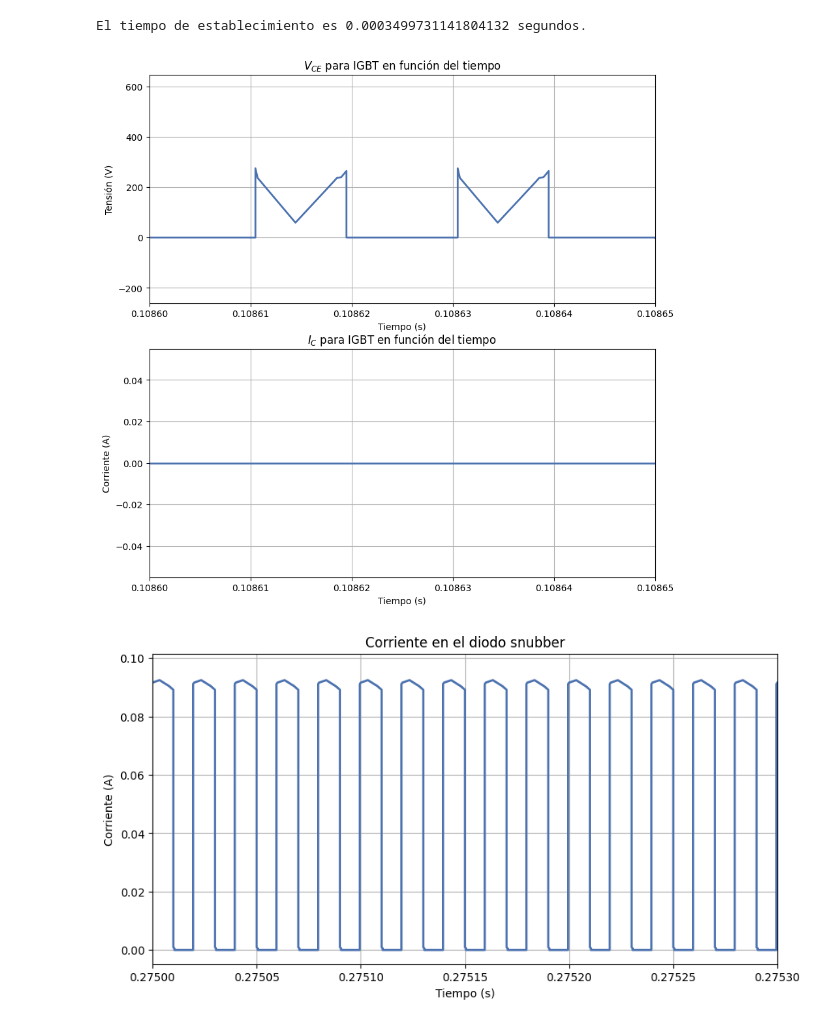
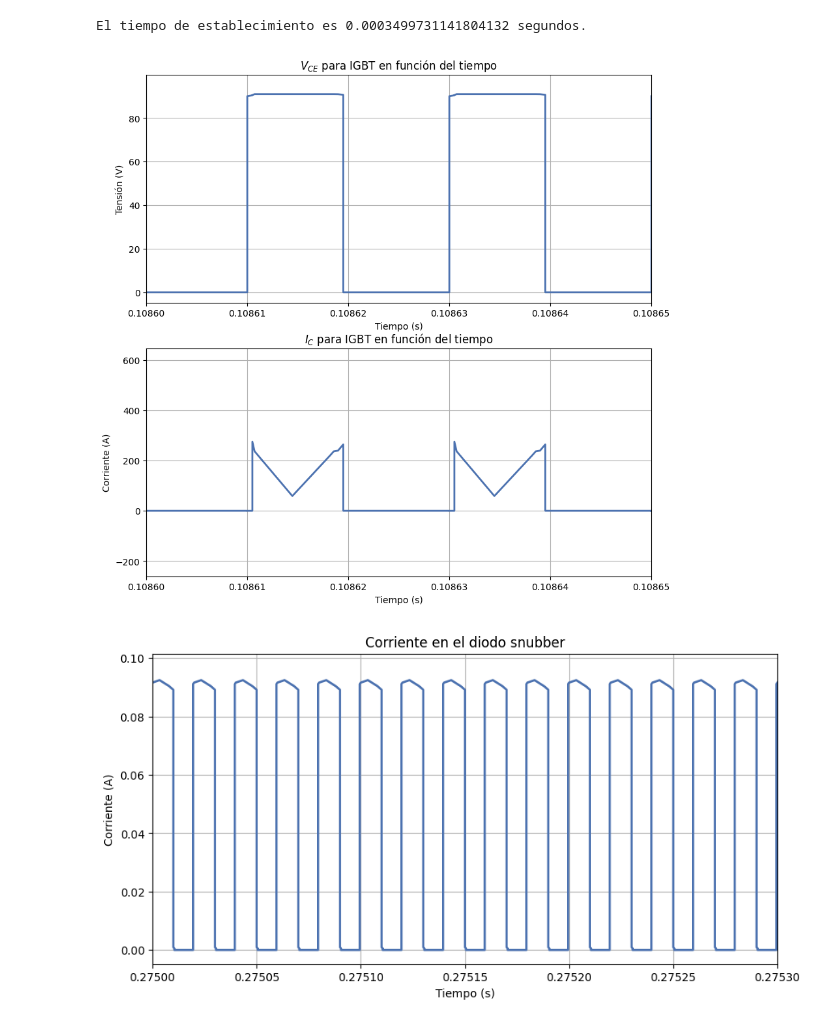
Before and after one commit to all5one-sudo/TFI_Electronica_Industrial, a Jupyter notebook: simulation_parameters.ipynb, the cells around one changed output. Saved outputs shown, nothing was run; the diff lists cells and outputs as text; code cells hidden in the pictures.

```diff
--- a/simulation_parameters.ipynb
+++ b/simulation_parameters.ipynb
@@ -166,22 +117,22 @@ El tiempo de establecimiento es 0.0003499731141804132 segundos.
 # %%
 plt.figure(figsize=(10,10))
 plt.subplot(2,1,1)
-plt.plot(time,values[8],linewidth=2)
+plt.plot(time,values[10],linewidth=2)
 plt.ylabel('Tensión (V)')
 plt.xlabel('Tiempo (s)')
 plt.title('$V_{CE}$ para IGBT en función del tiempo')
 plt.grid(True)
 plt.xlim(1.0860e-1,1.0865e-1)
 plt.subplot(2,1,2)
-plt.plot(time,values[9],linewidth=2)
+plt.plot(time,values[8],linewidth=2)
 plt.ylabel('Corriente (A)')
 plt.xlabel('Tiempo (s)')
 plt.title('$I_{C}$ para IGBT en función del tiempo')
 plt.grid(True)
 plt.xlim(1.0860e-1,1.0865e-1)
 plt.savefig('informe/informe_TFI/img/signal_IGBT.pdf')
 # %% [output]
-[figure, old version]
+[figure, new version]
 # %%
 plt.figure(figsize=(10,5))
 plt.plot(time,values[11],linewidth=2)
```
Also changed, not shown: parts of 13 cells of this notebook, 56 other files.
